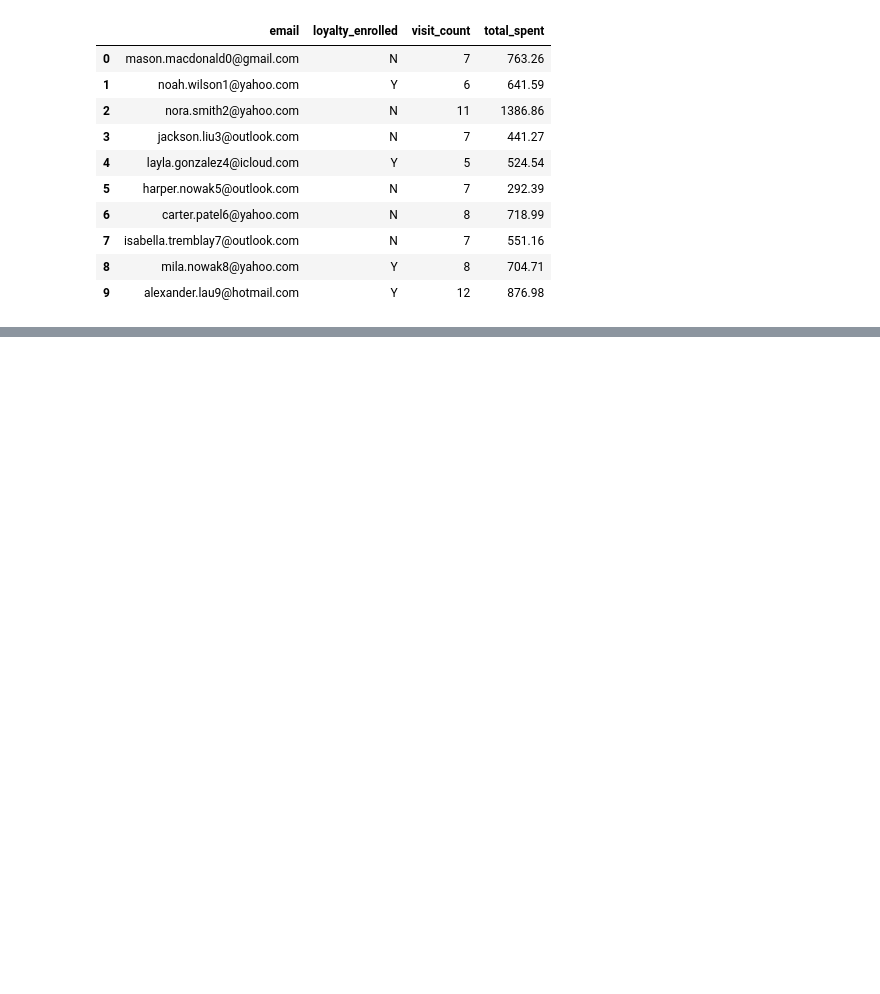
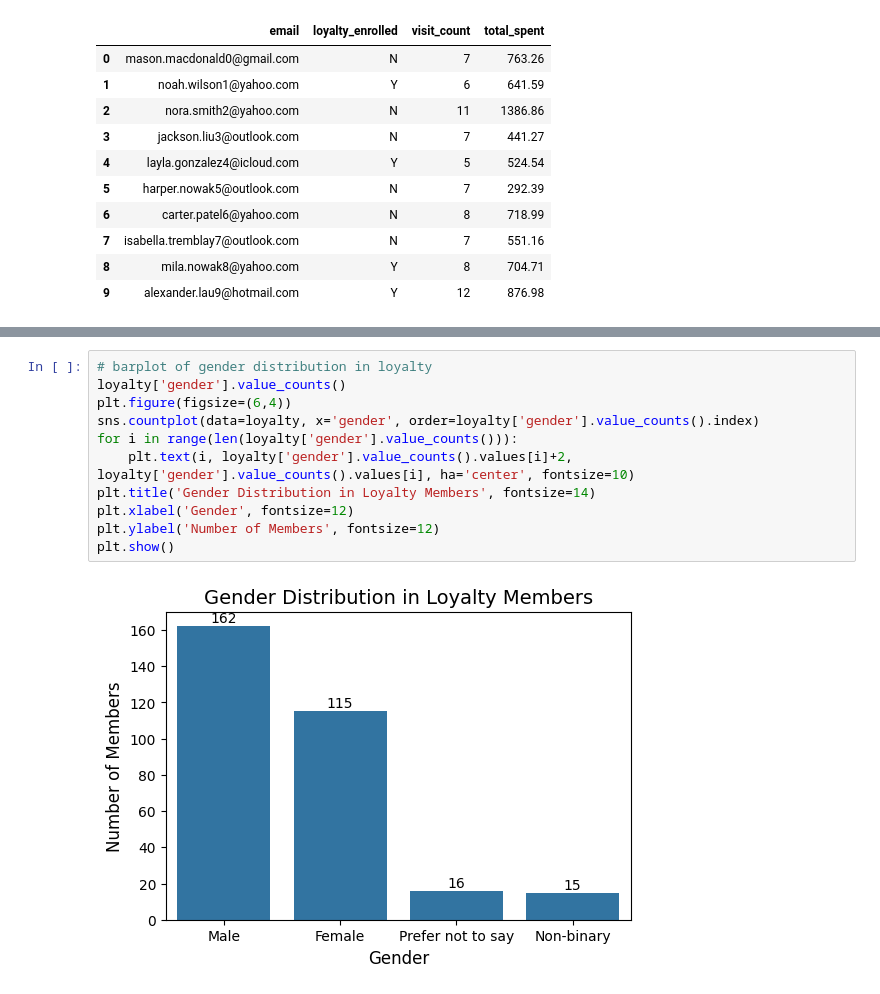
Before and after one commit to jzhou196/RBAC-Calian-Case-Competition, a Jupyter notebook: EDA.ipynb, the cells around one changed output, grey strips where cells are left out. Drawn from its saved outputs; the diff is of its cells as text; blank space fills up the shorter version.

```diff
--- a/EDA.ipynb
+++ b/EDA.ipynb
@@ -106,0 +229,13 @@ customers.head(10)
+# %%
+# barplot of gender distribution in loyalty
+loyalty['gender'].value_counts()
+plt.figure(figsize=(6,4))
+sns.countplot(data=loyalty, x='gender', order=loyalty['gender'].value_counts().index)
+for i in range(len(loyalty['gender'].value_counts())):
+    plt.text(i, loyalty['gender'].value_counts().values[i]+2, loyalty['gender'].value_counts().values[i], ha='center', fontsize=10)
+plt.title('Gender Distribution in Loyalty Members', fontsize=14)
+plt.xlabel('Gender', fontsize=12)
+plt.ylabel('Number of Members', fontsize=12)
+plt.show()
+# %% [output]
+[figure, added]
```
Also changed, not shown: parts of 20 cells of this notebook.
